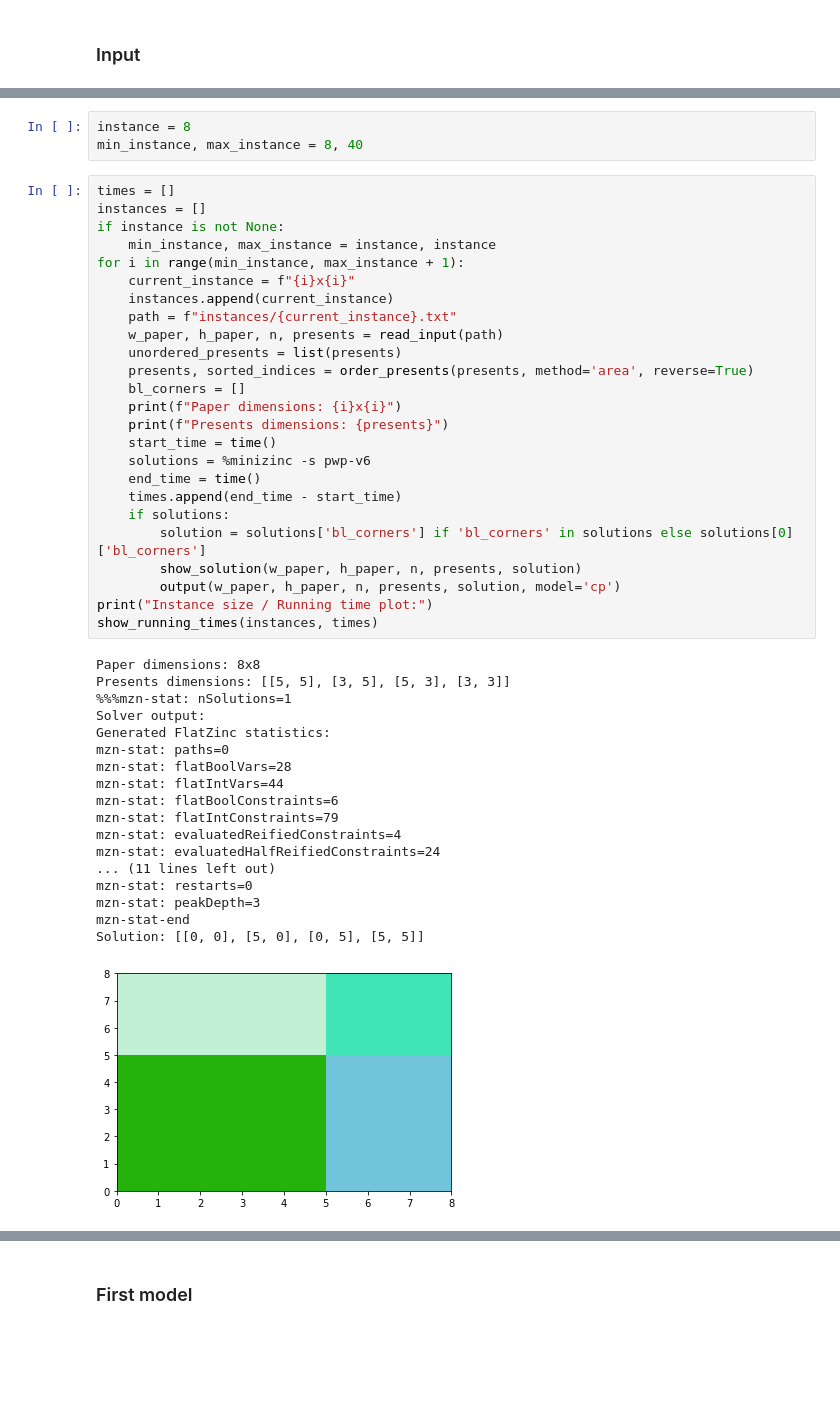
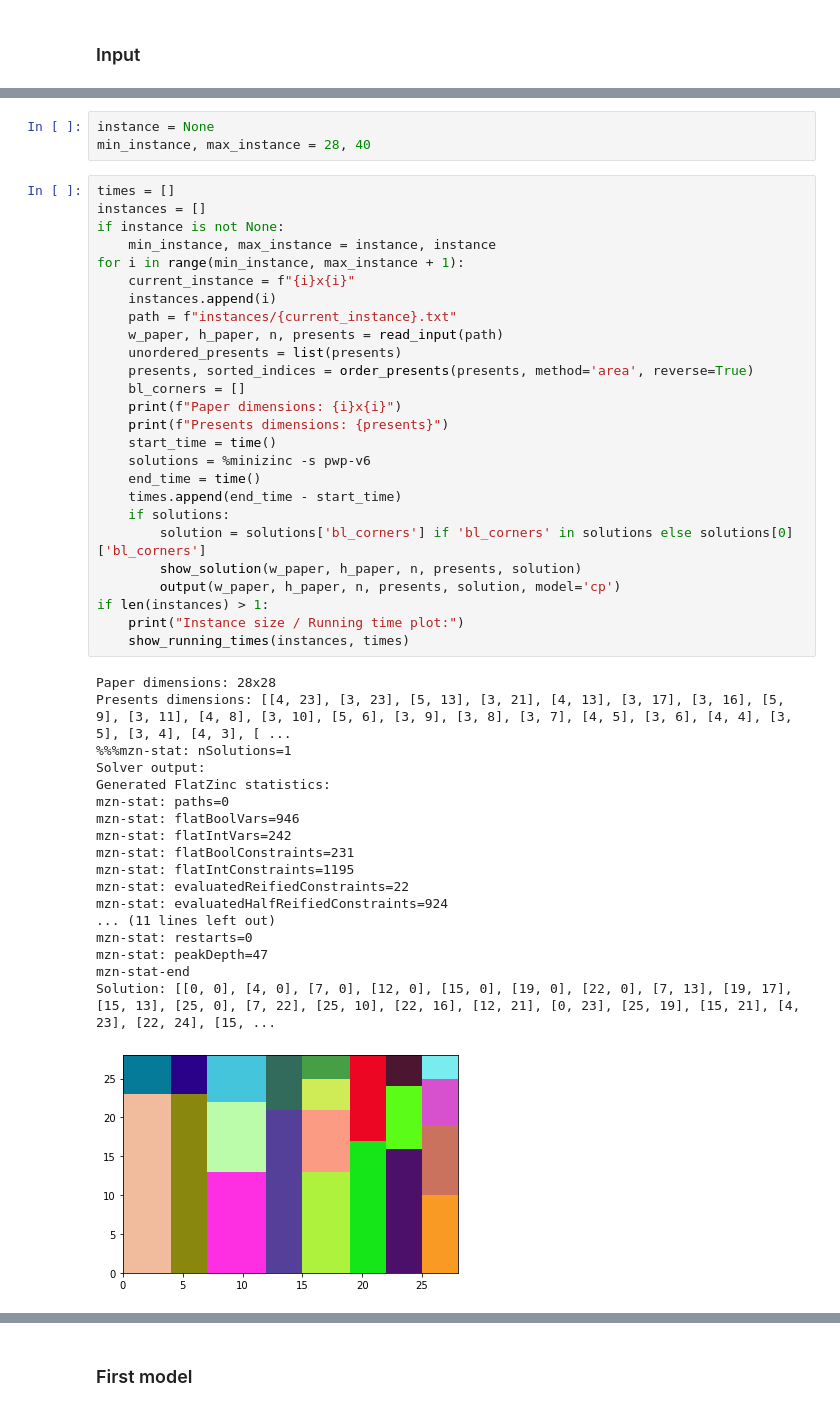
Before and after one commit to LeoCalbi/present-wrapping, a Jupyter notebook: pwp.ipynb, the cells around one changed output, grey strips where cells are left out. Saved outputs shown, nothing was run; the diff lists cells and outputs as text; blank space fills up the shorter version.

```diff
--- a/pwp.ipynb
+++ b/pwp.ipynb
@@ -137,47 +156,48 @@ def output(w_paper, h_paper, n, presents, solution, model):
 # %%
-instance = 8
-min_instance, max_instance = 8, 40
+instance = None
+min_instance, max_instance = 28, 40
 # %%
 times = []
 instances = []
 if instance is not None:
     min_instance, max_instance = instance, instance
 for i in range(min_instance, max_instance + 1):
     current_instance = f"{i}x{i}"
-    instances.append(current_instance)
+    instances.append(i)
     path = f"instances/{current_instance}.txt"
     w_paper, h_paper, n, presents = read_input(path)
     unordered_presents = list(presents)
     presents, sorted_indices = order_presents(presents, method='area', reverse=True)
     bl_corners = []
     print(f"Paper dimensions: {i}x{i}")
     print(f"Presents dimensions: {presents}")
     start_time = time()
     solutions = %minizinc -s pwp-v6
     end_time = time()
     times.append(end_time - start_time)
     if solutions:
         solution = solutions['bl_corners'] if 'bl_corners' in solutions else solutions[0]['bl_corners']
         show_solution(w_paper, h_paper, n, presents, solution)
         output(w_paper, h_paper, n, presents, solution, model='cp')
-print("Instance size / Running time plot:")
-show_running_times(instances, times)
+if len(instances) > 1:
+    print("Instance size / Running time plot:")
+    show_running_times(instances, times)
 # %% [output]
-Paper dimensions: 8x8
-Presents dimensions: [[5, 5], [3, 5], [5, 3], [3, 3]]
+Paper dimensions: 28x28
+Presents dimensions: [[4, 23], [3, 23], [5, 13], [3, 21], [4, 13], [3, 17], [3, 16], [5, 9], [3, 11], [4, 8], [3, 10], [5, 6], [3, 9], [3, 8], [3, 7], [4, 5], [3, 6], [4, 4], [3, 5], [3, 4], [4, 3], [ ...
 %%%mzn-stat: nSolutions=1
 Solver output:
 Generated FlatZinc statistics:
 mzn-stat: paths=0
-mzn-stat: flatBoolVars=28
-mzn-stat: flatIntVars=44
-mzn-stat: flatBoolConstraints=6
-mzn-stat: flatIntConstraints=79
-mzn-stat: evaluatedReifiedConstraints=4
-mzn-stat: evaluatedHalfReifiedConstraints=24
+mzn-stat: flatBoolVars=946
+mzn-stat: flatIntVars=242
+mzn-stat: flatBoolConstraints=231
+mzn-stat: flatIntConstraints=1195
+mzn-stat: evaluatedReifiedConstraints=22
+mzn-stat: evaluatedHalfReifiedConstraints=924
 ... (11 lines left out)
 mzn-stat: restarts=0
-mzn-stat: peakDepth=3
+mzn-stat: peakDepth=47
 mzn-stat-end
-Solution: [[0, 0], [5, 0], [0, 5], [5, 5]]
+Solution: [[0, 0], [4, 0], [7, 0], [12, 0], [15, 0], [19, 0], [22, 0], [7, 13], [19, 17], [15, 13], [25, 0], [7, 22], [25, 10], [22, 16], [12, 21], [0, 23], [25, 19], [15, 21], [4, 23], [22, 24], [15, ...
-[figure, old version]
+[figure, new version]
```
Also changed, not shown: parts of 18 cells of this notebook, 17 other files.
